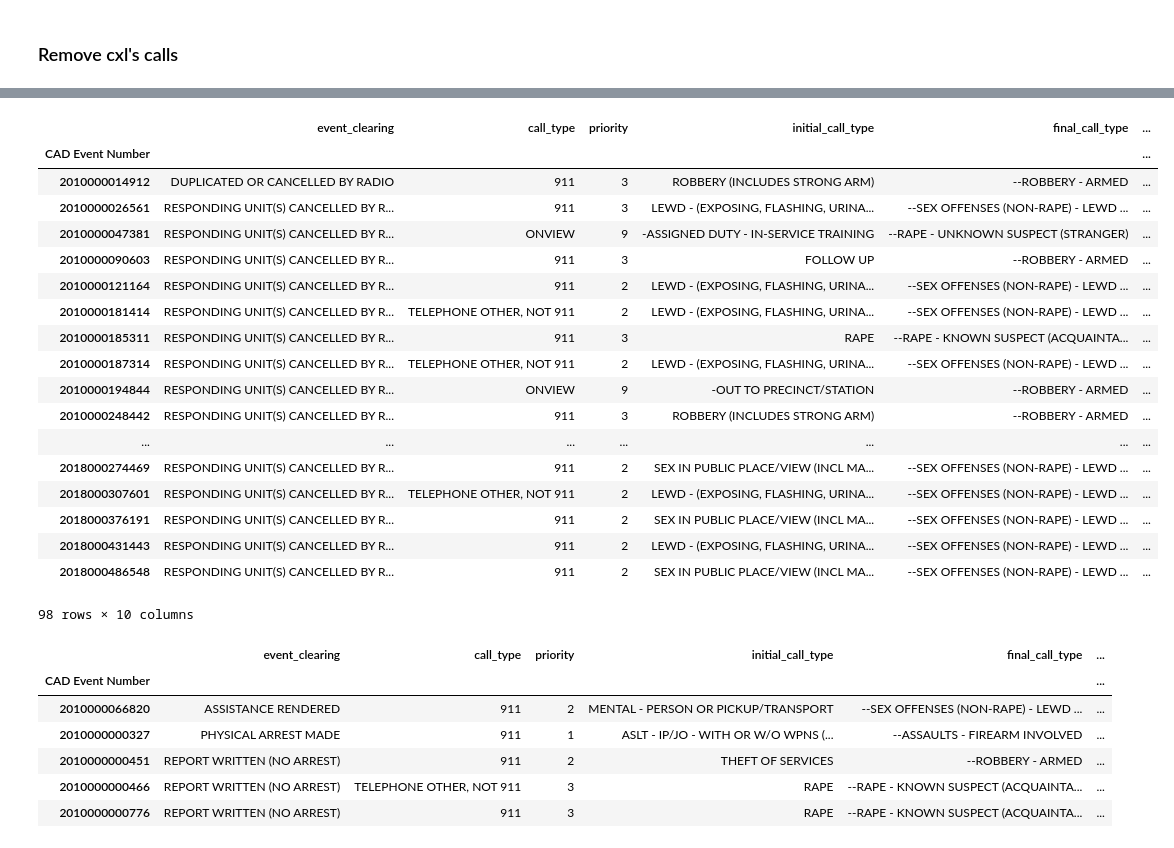
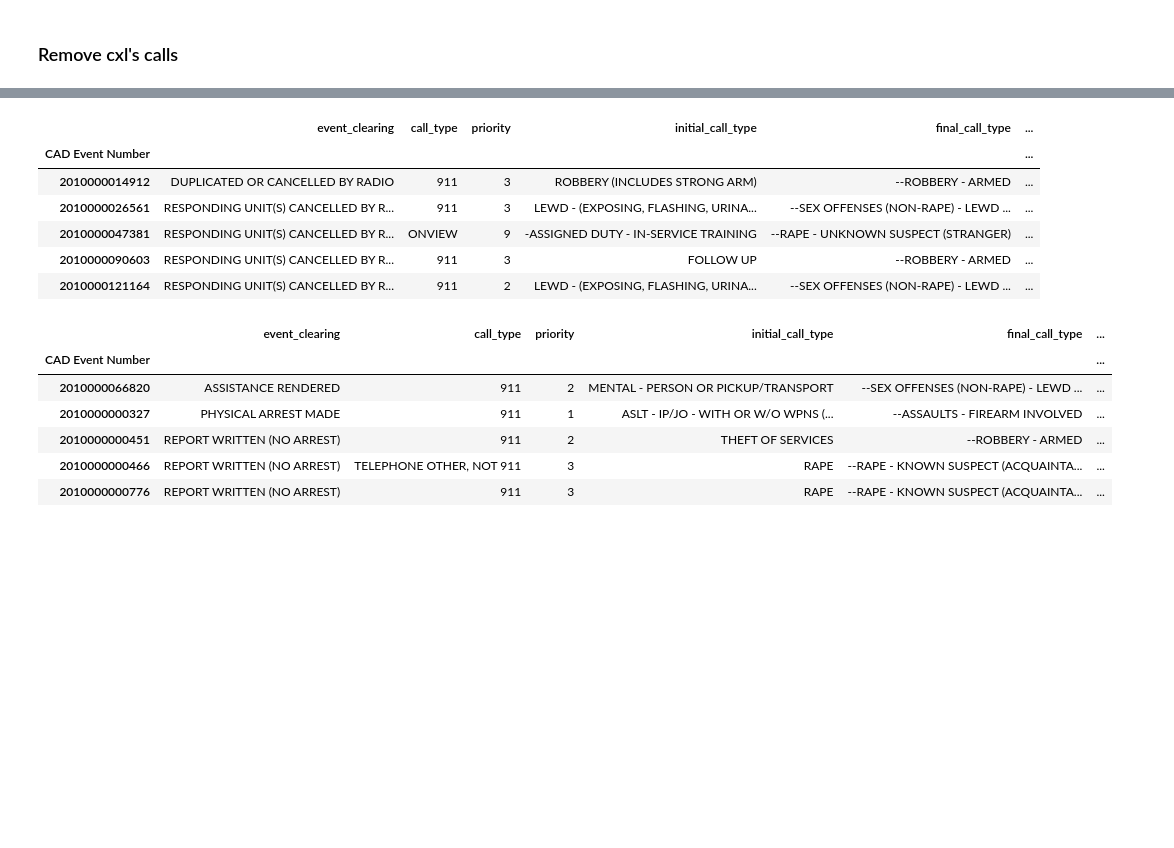
Before and after one commit to teacupwoozy/spd_notebook_archive, a Jupyter notebook: spd_notebook/2010-2018_sexcrimes_violentcrimes.ipynb, the cells around one changed output, grey strips where cells are left out. Saved outputs shown, nothing was run; the diff lists cells and outputs as text; code cells hidden in the pictures; blank space fills up the shorter version.

```diff
--- a/spd_notebook/2010-2018_sexcrimes_violentcrimes.ipynb
+++ b/spd_notebook/2010-2018_sexcrimes_violentcrimes.ipynb
@@ -76,26 +53,16 @@ clearing_codes
 # %%
-# All calls cancelled by dispatch
+# ID all clearing codes
+clearing_codes = data['event_clearing'].unique().tolist()
 
+# ID all calls cancelled by dispatch
 cancelled_calls = data[data.event_clearing.str.contains("CANCELLED")]
-cancelled_calls
+cancelled_calls.head()
 # %% [output]
 |  | event_clearing | call_type | priority | initial_call_type | final_call_type | ... |
 | CAD Event Number |  |  |  |  |  | ... |
 | 2010000014912 | DUPLICATED OR CANCELLED BY RADIO | 911 | 3 | ROBBERY (INCLUDES STRONG ARM) | --ROBBERY - ARMED | ... |
 | 2010000026561 | RESPONDING UNIT(S) CANCELLED BY R... | 911 | 3 | LEWD - (EXPOSING, FLASHING, URINA... | --SEX OFFENSES (NON-RAPE) - LEWD ... | ... |
 | 2010000047381 | RESPONDING UNIT(S) CANCELLED BY R... | ONVIEW | 9 | -ASSIGNED DUTY - IN-SERVICE TRAINING | --RAPE - UNKNOWN SUSPECT (STRANGER) | ... |
 | 2010000090603 | RESPONDING UNIT(S) CANCELLED BY R... | 911 | 3 | FOLLOW UP | --ROBBERY - ARMED | ... |
 | 2010000121164 | RESPONDING UNIT(S) CANCELLED BY R... | 911 | 2 | LEWD - (EXPOSING, FLASHING, URINA... | --SEX OFFENSES (NON-RAPE) - LEWD ... | ... |
-| 2010000181414 | RESPONDING UNIT(S) CANCELLED BY R... | TELEPHONE OTHER, NOT 911 | 2 | LEWD - (EXPOSING, FLASHING, URINA... | --SEX OFFENSES (NON-RAPE) - LEWD ... | ... |
-| 2010000185311 | RESPONDING UNIT(S) CANCELLED BY R... | 911 | 3 | RAPE | --RAPE - KNOWN SUSPECT (ACQUAINTA... | ... |
-| 2010000187314 | RESPONDING UNIT(S) CANCELLED BY R... | TELEPHONE OTHER, NOT 911 | 2 | LEWD - (EXPOSING, FLASHING, URINA... | --SEX OFFENSES (NON-RAPE) - LEWD ... | ... |
-| 2010000194844 | RESPONDING UNIT(S) CANCELLED BY R... | ONVIEW | 9 | -OUT TO PRECINCT/STATION | --ROBBERY - ARMED | ... |
-| 2010000248442 | RESPONDING UNIT(S) CANCELLED BY R... | 911 | 3 | ROBBERY (INCLUDES STRONG ARM) | --ROBBERY - ARMED | ... |
-| ... | ... | ... | ... | ... | ... | ... |
-| 2018000274469 | RESPONDING UNIT(S) CANCELLED BY R... | 911 | 2 | SEX IN PUBLIC PLACE/VIEW (INCL MA... | --SEX OFFENSES (NON-RAPE) - LEWD ... | ... |
-| 2018000307601 | RESPONDING UNIT(S) CANCELLED BY R... | TELEPHONE OTHER, NOT 911 | 2 | LEWD - (EXPOSING, FLASHING, URINA... | --SEX OFFENSES (NON-RAPE) - LEWD ... | ... |
-| 2018000376191 | RESPONDING UNIT(S) CANCELLED BY R... | 911 | 2 | SEX IN PUBLIC PLACE/VIEW (INCL MA... | --SEX OFFENSES (NON-RAPE) - LEWD ... | ... |
-| 2018000431443 | RESPONDING UNIT(S) CANCELLED BY R... | 911 | 2 | LEWD - (EXPOSING, FLASHING, URINA... | --SEX OFFENSES (NON-RAPE) - LEWD ... | ... |
-| 2018000486548 | RESPONDING UNIT(S) CANCELLED BY R... | 911 | 2 | SEX IN PUBLIC PLACE/VIEW (INCL MA... | --SEX OFFENSES (NON-RAPE) - LEWD ... | ... |
-98 rows × 10 columns
 # %%
```
Also changed, not shown: parts of 44 cells of this notebook.
